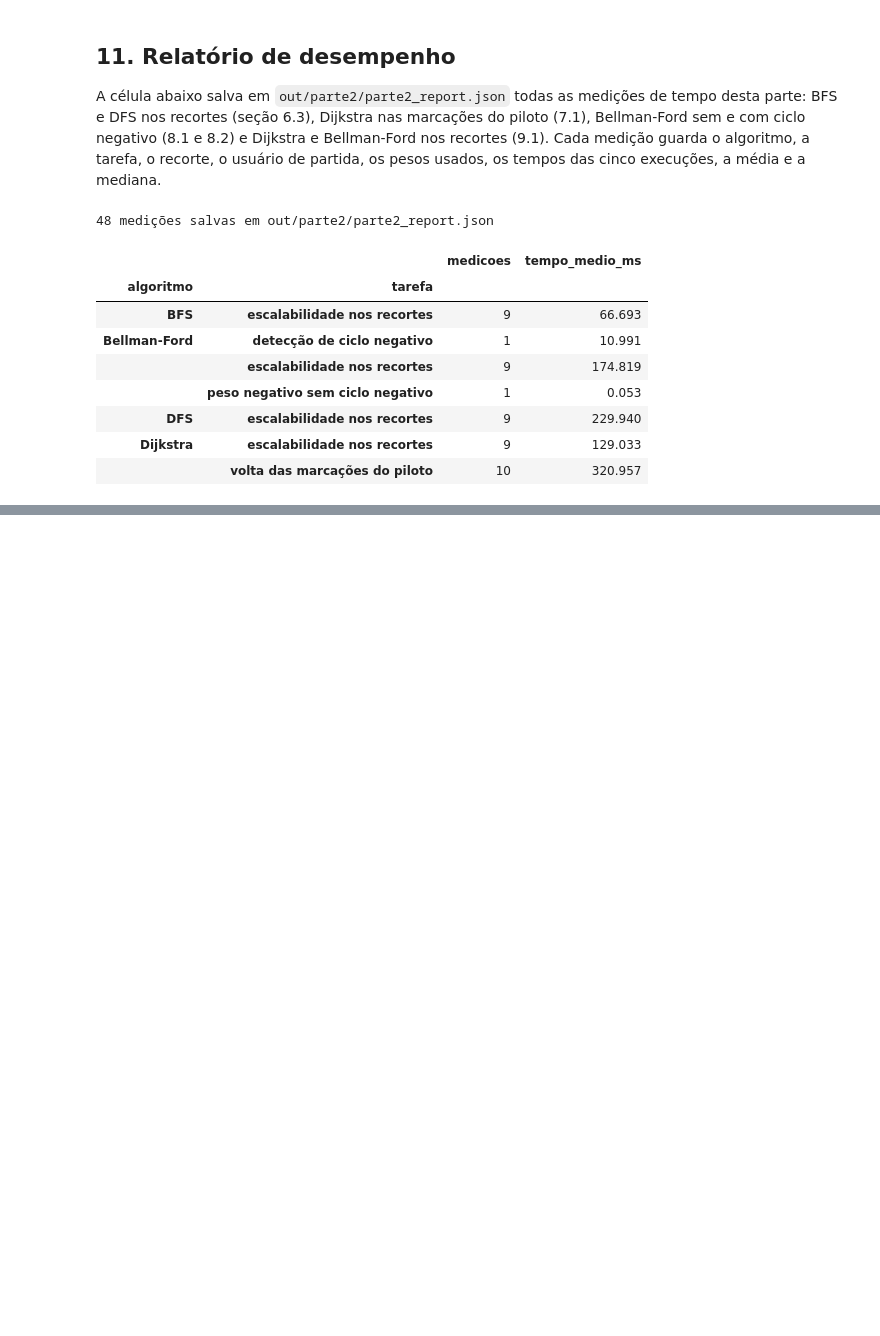
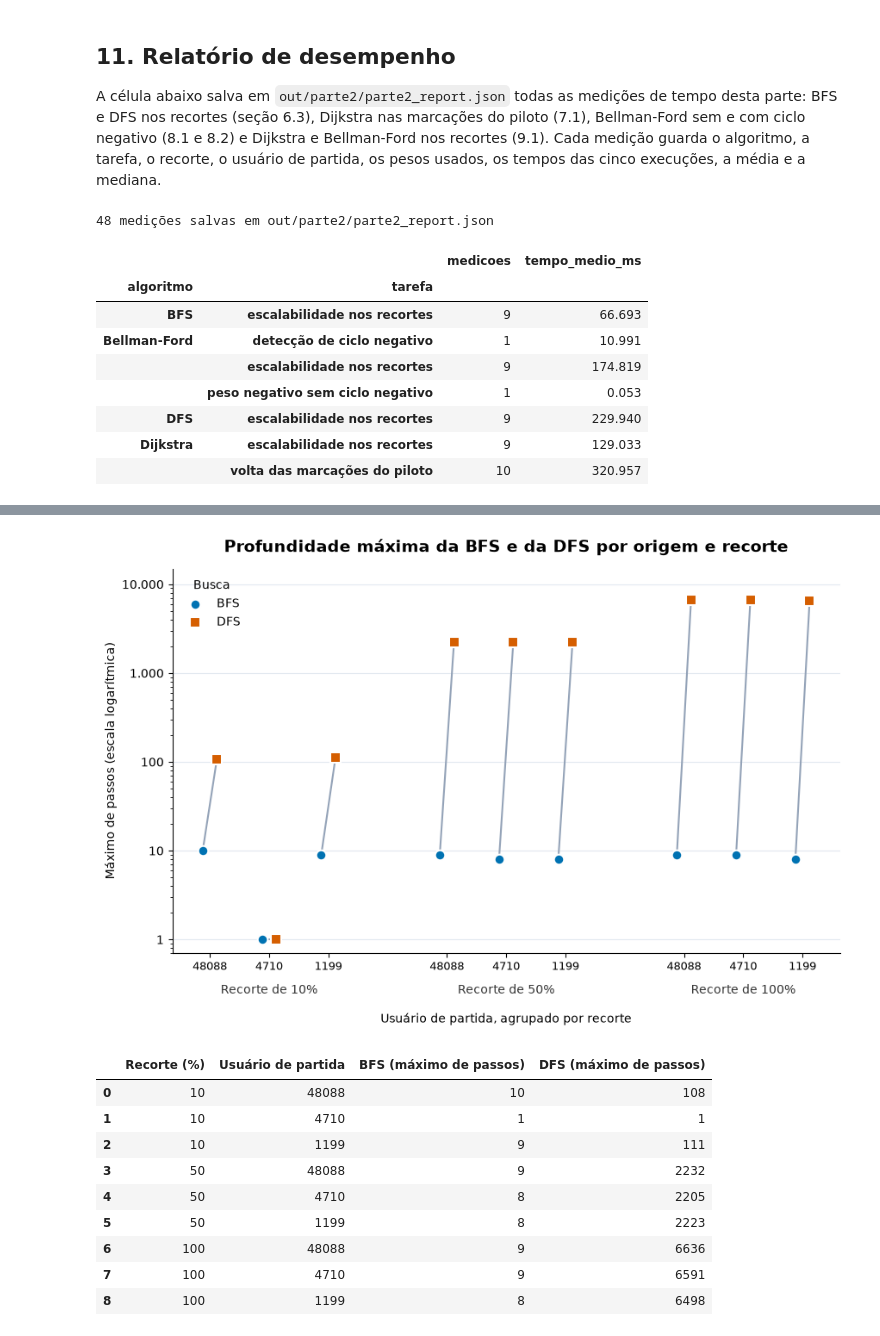
Before and after one commit to arthurlins7/Projeto-Grafos, a Jupyter notebook: notebooks/02_grafos_algoritmos.ipynb, the cells around one changed output, grey strips where cells are left out. Saved outputs shown, nothing was run; the diff lists cells and outputs as text; code cells hidden in the pictures; blank space fills up the shorter version.

Commit message:
docs: interpretacoes, graficos de comparacao com notas e discussao critica do notebook 02

```diff
--- a/notebooks/02_grafos_algoritmos.ipynb
+++ b/notebooks/02_grafos_algoritmos.ipynb
@@ -931,0 +1036,73 @@ print(f"{len(medicoes)} medições salvas em out/parte2/parte2_report.json")
+# %%
+# [IA] Claude – código do gráfico de pontos pareados da profundidade da BFS e da DFS
+from src.graphs.algorithms import bfs, dfs
+
+# os mesmos três usuários de partida da seção 6.3, lidos do relatório
+fontes_grafico = list(dict.fromkeys(
+    m["usuario_partida"] for m in relatorio["medicoes"]
+    if m["algoritmo"] == "BFS" and m["tarefa"] == "escalabilidade nos recortes"
+))
+
+linhas_profundidade = []
+for percentual, grafo in recortes.items():
+    for fonte in fontes_grafico:
+        distancias, _, _ = bfs(grafo, fonte)
+        pais_dfs, ordem_dfs, _, _ = dfs(grafo, fonte)
+        # na ordem de visita, o pai de cada usuário já tem profundidade calculada
+        passos_dfs = {fonte: 0}
+        for usuario in ordem_dfs[1:]:
+            passos_dfs[usuario] = passos_dfs[pais_dfs[usuario]] + 1
+        linhas_profundidade.append({
+            "Recorte (%)": percentual,
+            "Usuário de partida": fonte,
+            "BFS (máximo de passos)": max(distancias.values()),
+            "DFS (máximo de passos)": max(passos_dfs.values()),
+        })
+profundidade = pd.DataFrame(linhas_profundidade)
+
+fig, ax = plt.subplots(figsize=(10, 5.8), facecolor="white")
+posicoes, rotulos = [], []
+for i, linha in profundidade.iterrows():
+    grupo, ordem_no_grupo = divmod(i, len(fontes_grafico))
+    x = grupo * (len(fontes_grafico) + 1) + ordem_no_grupo
+    posicoes.append(x)
+    rotulos.append(str(linha["Usuário de partida"]))
+    bfs_max, dfs_max = linha["BFS (máximo de passos)"], linha["DFS (máximo de passos)"]
+    ax.plot([x - 0.12, x + 0.12], [bfs_max, dfs_max], color="#94A3B8", linewidth=1.5, zorder=1)
+    ax.scatter(x - 0.12, bfs_max, s=70, marker="o", color=CORES_ALGORITMOS["BFS"],
+               edgecolor="white", linewidth=1.5, zorder=3, label="BFS" if i == 0 else None)
+    ax.scatter(x + 0.12, dfs_max, s=70, marker="s", color=CORES_ALGORITMOS["DFS"],
+               edgecolor="white", linewidth=1.5, zorder=3, label="DFS" if i == 0 else None)
+
+ax.set_yscale("log")
+ax.set_ylim(0.7, 15000)
+ax.set_yticks([1, 10, 100, 1000, 10000], ["1", "10", "100", "1.000", "10.000"])
+ax.set_xticks(posicoes, rotulos, fontsize=9)
+for grupo, percentual in enumerate(recortes):
+    centro = grupo * (len(fontes_grafico) + 1) + (len(fontes_grafico) - 1) / 2
+    ax.text(centro, -0.08, f"Recorte de {percentual}%", transform=ax.get_xaxis_transform(),
+            ha="center", va="top", fontsize=10, color="#333333")
+ax.set_xlabel("Usuário de partida, agrupado por recorte", labelpad=34)
+ax.set_ylabel("Máximo de passos (escala logarítmica)")
+ax.set_title("Profundidade máxima da BFS e da DFS por origem e recorte", fontsize=14, fontweight="bold", pad=14)
+ax.legend(title="Busca", loc="upper left", frameon=False)
+ax.grid(axis="y", color="#E2E8F0")
+ax.set_axisbelow(True)
+ax.spines[["top", "right"]].set_visible(False)
+
+fig.savefig(pasta_figuras / "alg_profundidade_buscas.png", dpi=150, facecolor="white", bbox_inches="tight")
+plt.show()
+
+profundidade
+# %% [output]
+[figure, added]
+|  | Recorte (%) | Usuário de partida | BFS (máximo de passos) | DFS (máximo de passos) |
+| 0 | 10 | 48088 | 10 | 108 |
+| 1 | 10 | 4710 | 1 | 1 |
+| 2 | 10 | 1199 | 9 | 111 |
+| 3 | 50 | 48088 | 9 | 2232 |
+| 4 | 50 | 4710 | 8 | 2205 |
+| 5 | 50 | 1199 | 8 | 2223 |
+| 6 | 100 | 48088 | 9 | 6636 |
+| 7 | 100 | 4710 | 9 | 6591 |
+| 8 | 100 | 1199 | 8 | 6498 |
```
Also changed, not shown: parts of 18 cells of this notebook, 3 other files.
